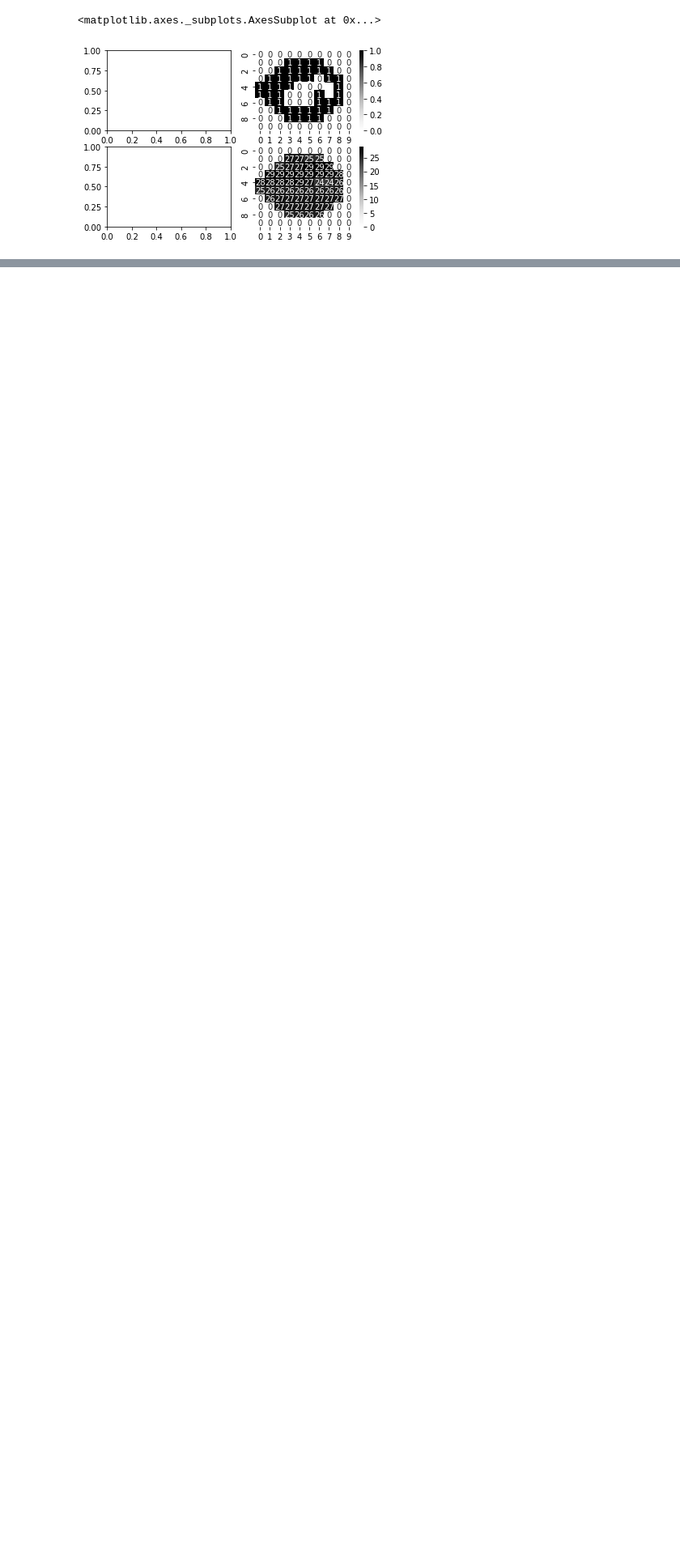
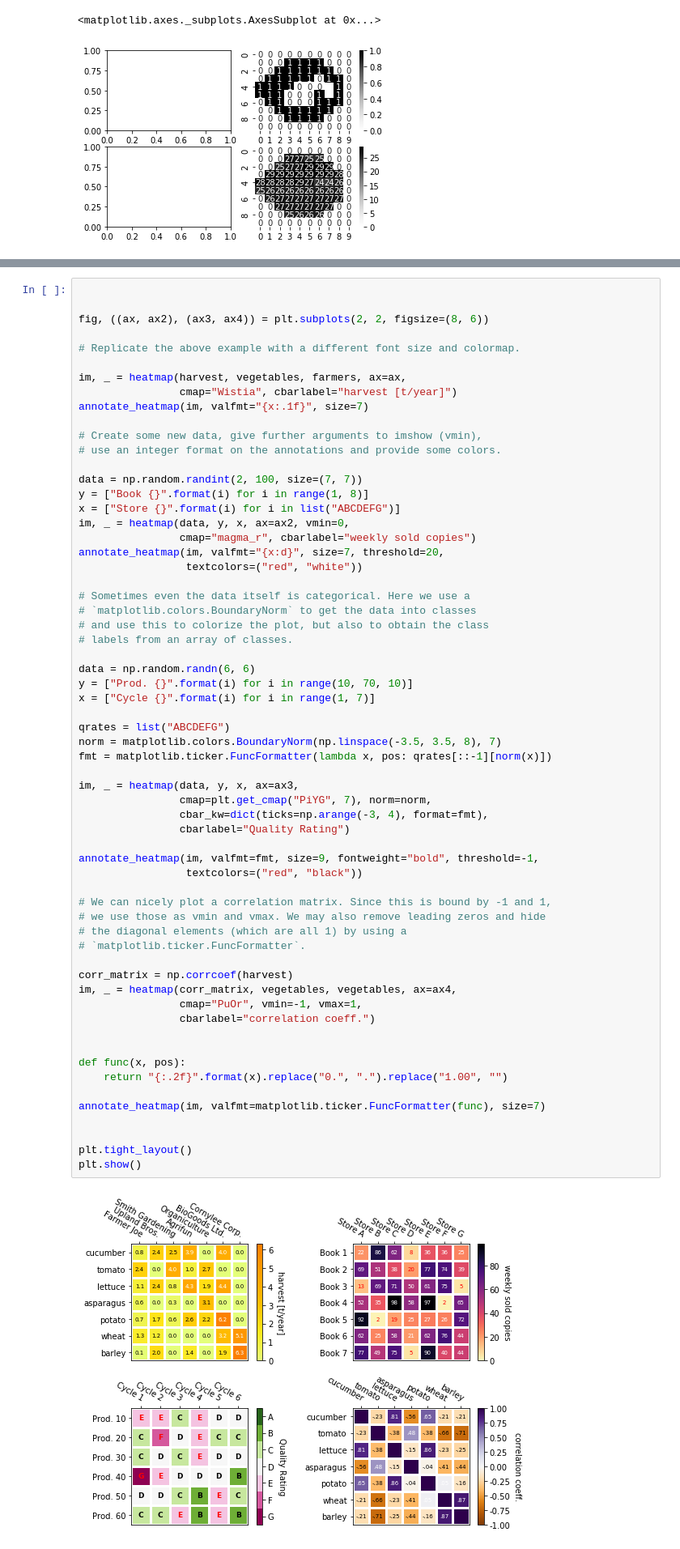
Before and after one commit to wyh196646/OCT, a Jupyter notebook: 0.6 result_analysis.ipynb, the cells around one changed output, grey strips where cells are left out. Shown at 81% size. Cells and saved outputs as stored; diff of their text form; blank space fills up the shorter version.

```diff
--- a/0.6 result_analysis.ipynb
+++ b/0.6 result_analysis.ipynb
@@ -114,0 +207,64 @@ sns.heatmap(pd.DataFrame(str_to_np_mat(test_data.iloc[0]['pred'])),cmap="Greys",
+# %%
+
+
+fig, ((ax, ax2), (ax3, ax4)) = plt.subplots(2, 2, figsize=(8, 6))
+
+# Replicate the above example with a different font size and colormap.
+
+im, _ = heatmap(harvest, vegetables, farmers, ax=ax,
+                cmap="Wistia", cbarlabel="harvest [t/year]")
+annotate_heatmap(im, valfmt="{x:.1f}", size=7)
+
+# Create some new data, give further arguments to imshow (vmin),
+# use an integer format on the annotations and provide some colors.
+
+data = np.random.randint(2, 100, size=(7, 7))
+y = ["Book {}".format(i) for i in range(1, 8)]
+x = ["Store {}".format(i) for i in list("ABCDEFG")]
+im, _ = heatmap(data, y, x, ax=ax2, vmin=0,
+                cmap="magma_r", cbarlabel="weekly sold copies")
+annotate_heatmap(im, valfmt="{x:d}", size=7, threshold=20,
+                 textcolors=("red", "white"))
+
+# Sometimes even the data itself is categorical. Here we use a
+# `matplotlib.colors.BoundaryNorm` to get the data into classes
+# and use this to colorize the plot, but also to obtain the class
+# labels from an array of classes.
+
+data = np.random.randn(6, 6)
+y = ["Prod. {}".format(i) for i in range(10, 70, 10)]
+x = ["Cycle {}".format(i) for i in range(1, 7)]
+
+qrates = list("ABCDEFG")
+norm = matplotlib.colors.BoundaryNorm(np.linspace(-3.5, 3.5, 8), 7)
+fmt = matplotlib.ticker.FuncFormatter(lambda x, pos: qrates[::-1][norm(x)])
+
+im, _ = heatmap(data, y, x, ax=ax3,
+                cmap=plt.get_cmap("PiYG", 7), norm=norm,
+                cbar_kw=dict(ticks=np.arange(-3, 4), format=fmt),
+                cbarlabel="Quality Rating")
+
+annotate_heatmap(im, valfmt=fmt, size=9, fontweight="bold", threshold=-1,
+                 textcolors=("red", "black"))
+
+# We can nicely plot a correlation matrix. Since this is bound by -1 and 1,
+# we use those as vmin and vmax. We may also remove leading zeros and hide
+# the diagonal elements (which are all 1) by using a
+# `matplotlib.ticker.FuncFormatter`.
+
+corr_matrix = np.corrcoef(harvest)
+im, _ = heatmap(corr_matrix, vegetables, vegetables, ax=ax4,
+                cmap="PuOr", vmin=-1, vmax=1,
+                cbarlabel="correlation coeff.")
+
+
+def func(x, pos):
+    return "{:.2f}".format(x).replace("0.", ".").replace("1.00", "")
+
+annotate_heatmap(im, valfmt=matplotlib.ticker.FuncFormatter(func), size=7)
+
+
+plt.tight_layout()
+plt.show()
+# %% [output]
+[figure, added]
```
Also changed, not shown: parts of 6 cells of this notebook, 1 other file.
